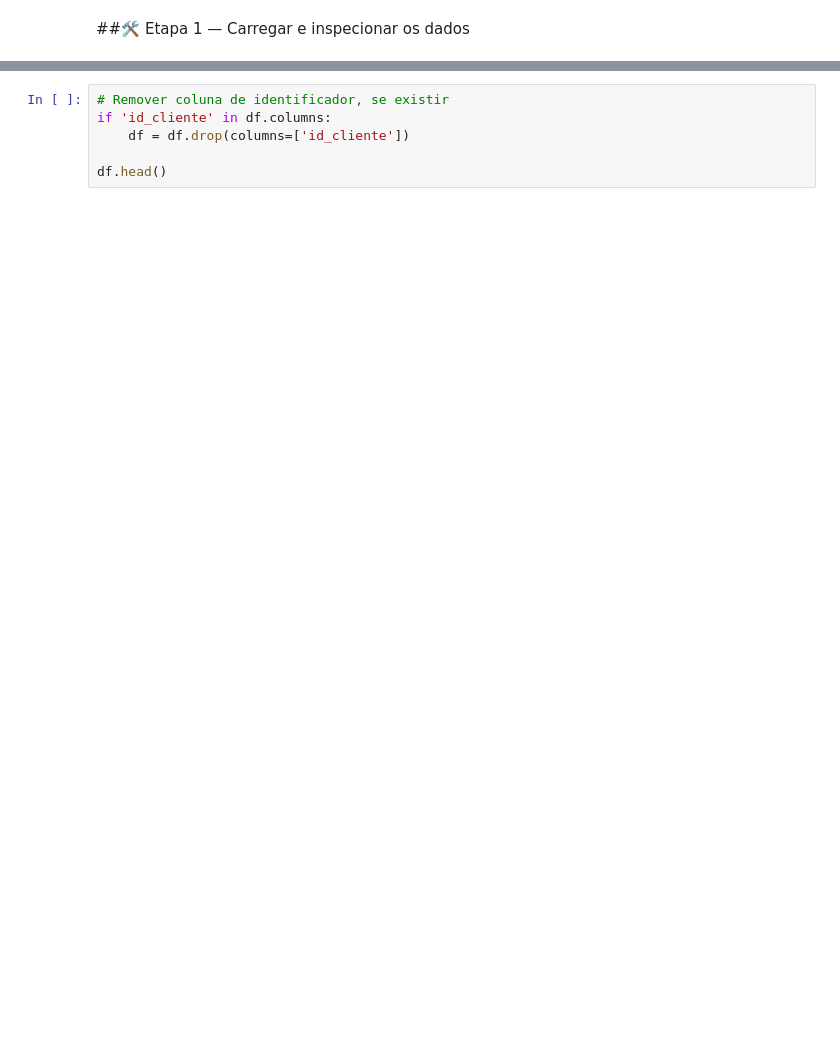
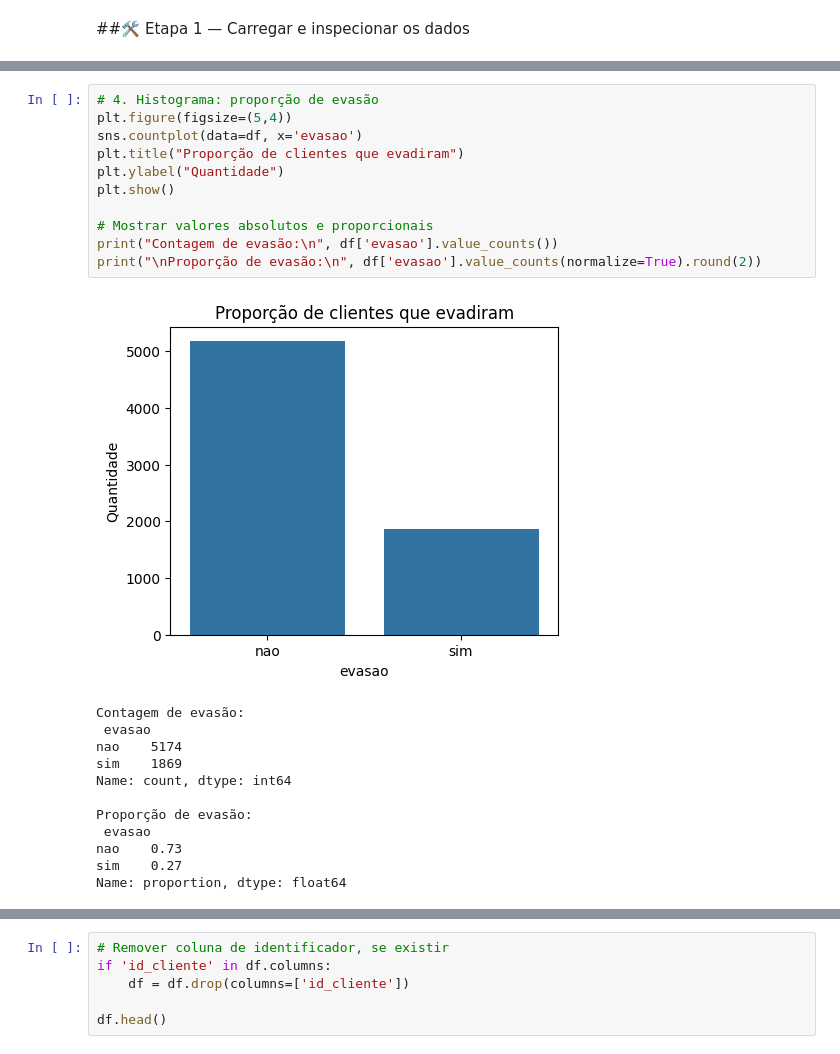
Before and after one commit to gabrielhenriquess/TelecomX_II, a Jupyter notebook: TelecomX_II.ipynb, the cells around one changed output, grey strips where cells are left out. Drawn from its saved outputs; the diff is of its cells as text; blank space fills up the shorter version.

```diff
--- a/TelecomX_II.ipynb
+++ b/TelecomX_II.ipynb
@@ -27,0 +65,24 @@ df.head()
+# %%
+# 4. Histograma: proporção de evasão
+plt.figure(figsize=(5,4))
+sns.countplot(data=df, x='evasao')
+plt.title("Proporção de clientes que evadiram")
+plt.ylabel("Quantidade")
+plt.show()
+
+# Mostrar valores absolutos e proporcionais
+print("Contagem de evasão:\n", df['evasao'].value_counts())
+print("\nProporção de evasão:\n", df['evasao'].value_counts(normalize=True).round(2))
+# %% [output]
+[figure, added]
+Contagem de evasão:
+ evasao
+nao    5174
+sim    1869
+Name: count, dtype: int64
+
+Proporção de evasão:
+ evasao
+nao    0.73
+sim    0.27
+Name: proportion, dtype: float64
```
Also changed, not shown: parts of 60 cells of this notebook.
